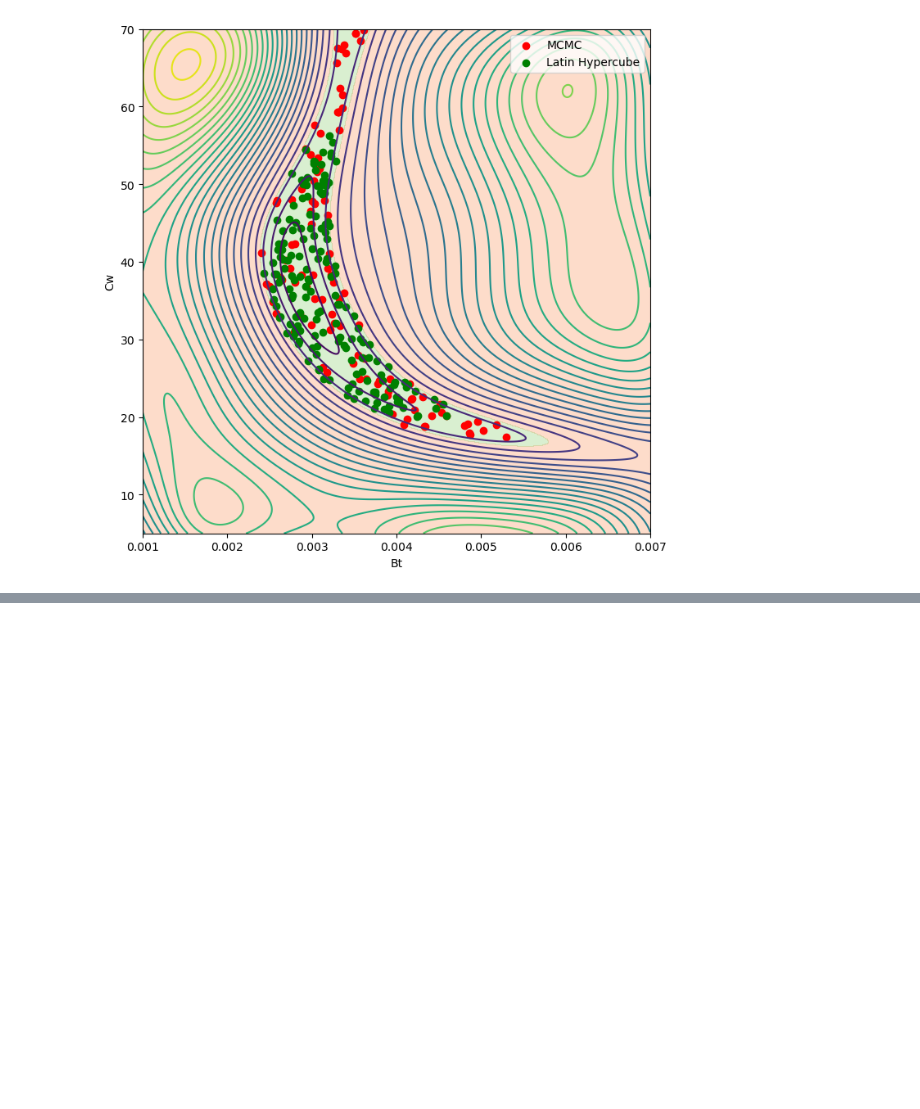
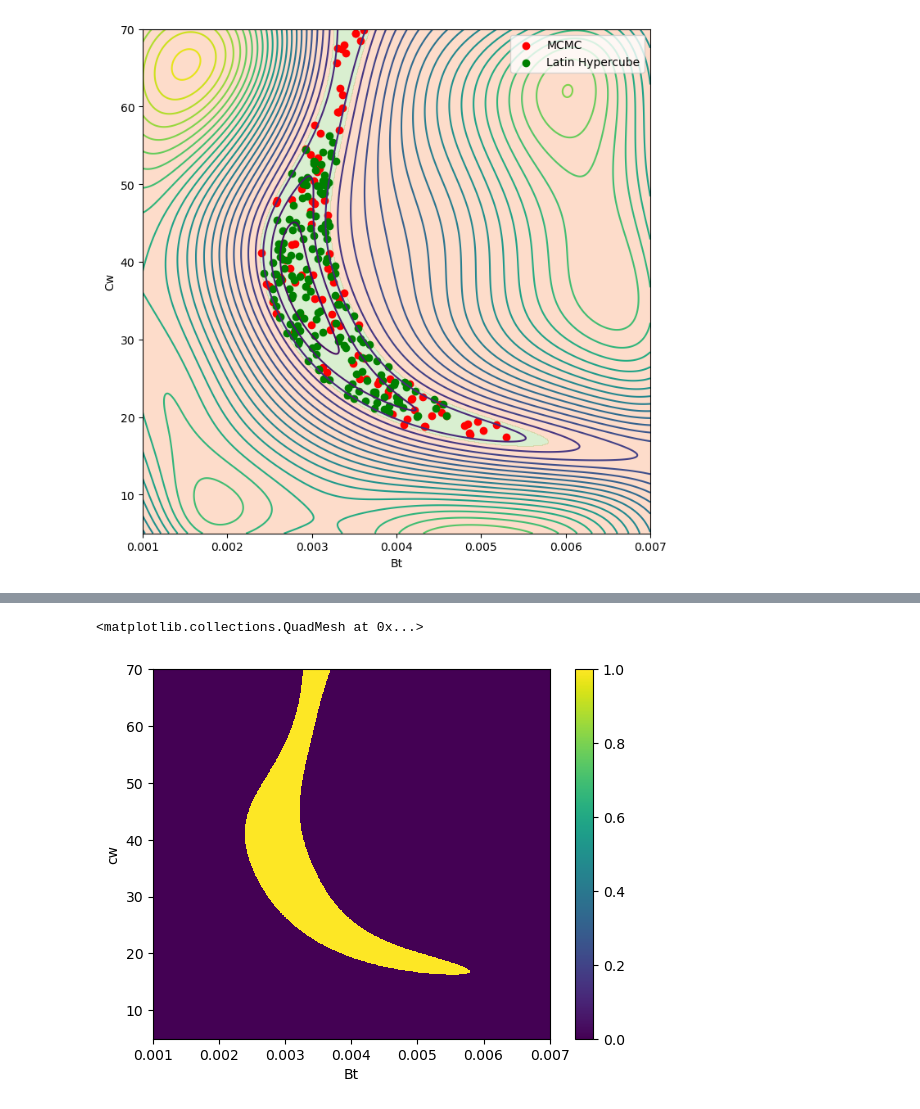
Before and after one commit to Eddy-Stanford/QBO-History-Matching, a Jupyter notebook: notebooks/emulator.ipynb, the cells around one changed output, grey strips where cells are left out. Drawn from its saved outputs; the diff is of its cells as text; code cells hidden in the pictures; blank space fills up the shorter version.

```diff
--- a/notebooks/emulator.ipynb
+++ b/notebooks/emulator.ipynb
@@ -242,3 +249,6 @@ ax1.legend()
 # %% [output]
 <matplotlib.legend.Legend at 0x...>
 [figure]
+# %%
+import xarray
+ds = xarray.DataArray(data=imp_cutoff,dims=['x','y'],coords={"Bt":(['x','y'],X_Bt),"cw":(['x','y'],Y_cw)})
@@ -244,0 +270,5 @@ ax1.legend()
+# %%
+ds.plot.pcolormesh(x='cw',y='Bt')
+# %% [output]
+<matplotlib.collections.QuadMesh at 0x...>
+[figure, added]
```
Also changed, not shown: parts of 3 cells of this notebook, 2 other files.
